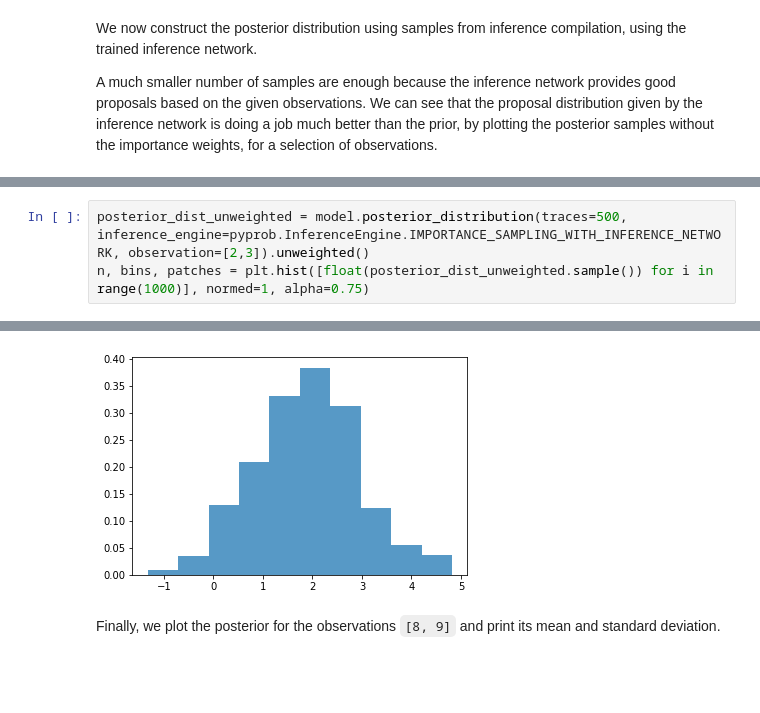
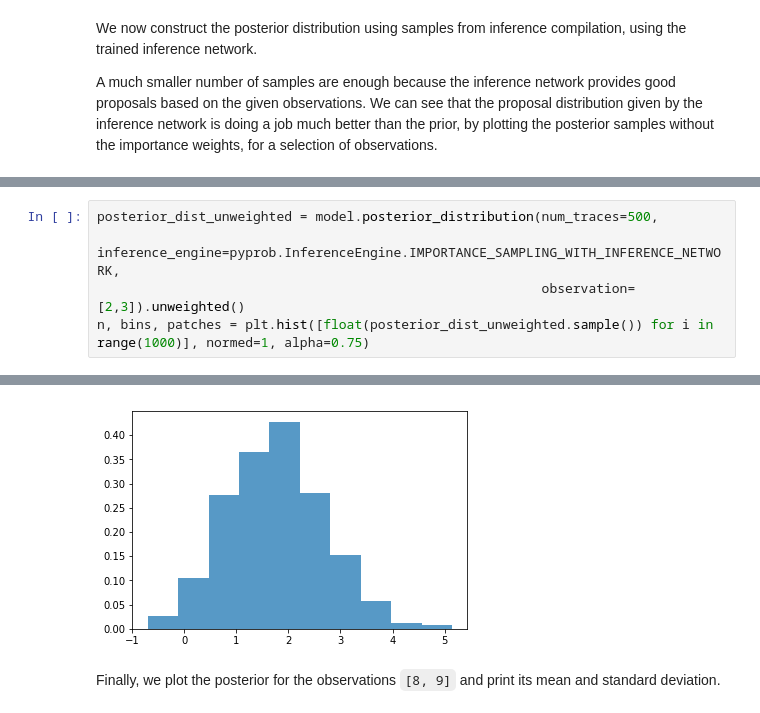
Before and after one commit to pyprob/pyprob, a Jupyter notebook: examples/gaussian_with_unknown_mean.ipynb, the cells around one changed output, grey strips where cells are left out. Cells and saved outputs as stored; diff of their text form; blank space fills up the shorter version.

```diff
--- a/examples/gaussian_with_unknown_mean.ipynb
+++ b/examples/gaussian_with_unknown_mean.ipynb
@@ -170,4 +165,6 @@ n, bins, patches = plt.hist([float(posterior_dist_unweighted.sample()) for i in
 # %%
-posterior_dist_unweighted = model.posterior_distribution(traces=500, inference_engine=pyprob.InferenceEngine.IMPORTANCE_SAMPLING_WITH_INFERENCE_NETWORK, observation=[2,3]).unweighted()
+posterior_dist_unweighted = model.posterior_distribution(num_traces=500,
+                                                         inference_engine=pyprob.InferenceEngine.IMPORTANCE_SAMPLING_WITH_INFERENCE_NETWORK,
+                                                         observation=[2,3]).unweighted()
 n, bins, patches = plt.hist([float(posterior_dist_unweighted.sample()) for i in range(1000)], normed=1, alpha=0.75)
 # %% [output]
@@ -175,4 +172,4 @@ n, bins, patches = plt.hist([float(posterior_dist_unweighted.sample()) for i in
-[figure, old version]
+[figure, new version]
 # %% [markdown]
 Finally, we plot the posterior for the observations `[8, 9]` and print its mean and standard deviation.
 # %%
```
Also changed, not shown: parts of 27 cells of this notebook, 2 other files.
